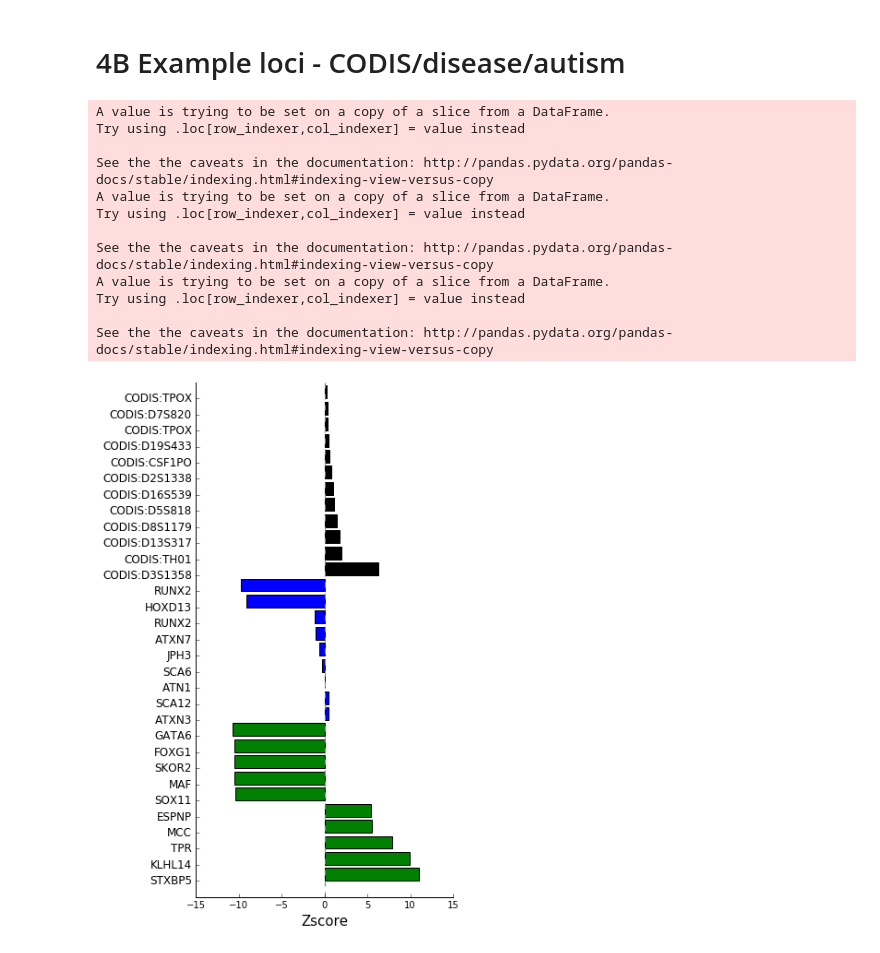
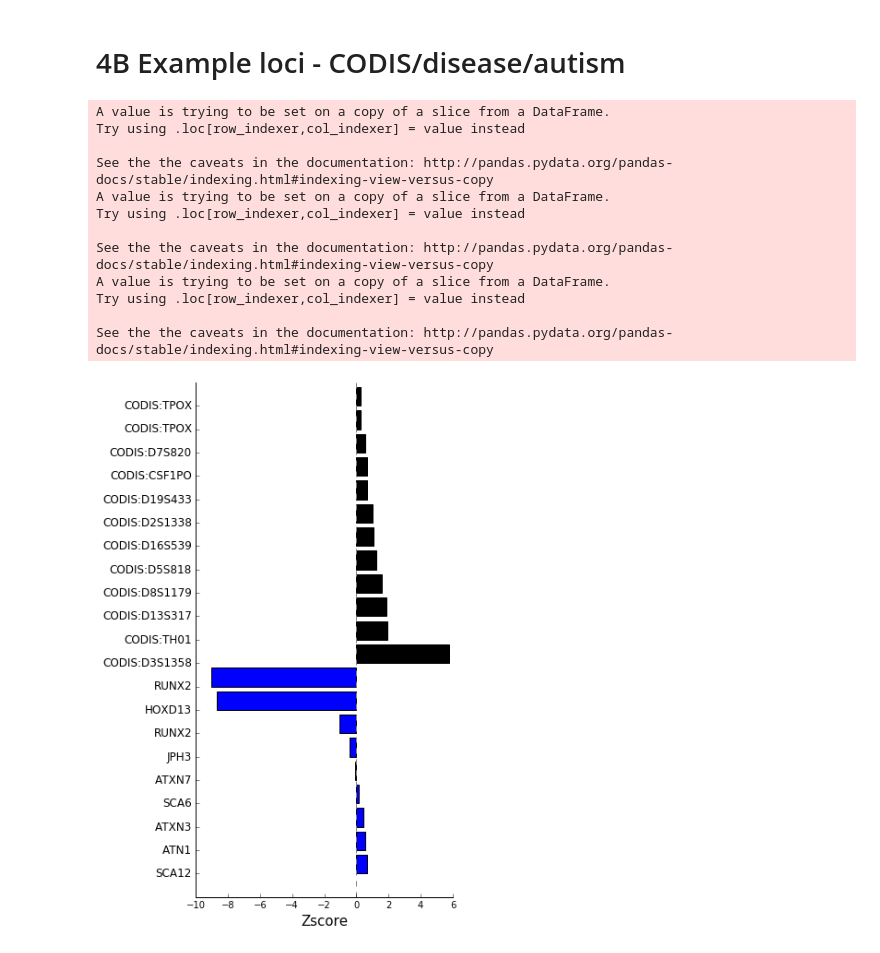
Before and after one commit to gymreklab/mutea-autosomal, a Jupyter notebook: figures/Figure4_InterpretingConstraint.ipynb, the cells around one changed output. Drawn from its saved outputs; the diff is of its cells as text; code cells hidden in the pictures.

```diff
--- a/figures/Figure4_InterpretingConstraint.ipynb
+++ b/figures/Figure4_InterpretingConstraint.ipynb
@@ -153,7 +173,7 @@ loci["gene"] = "NA"
 # Load autism
 coding = pd.read_csv(os.path.join(DATAPATH, "strsets", "lobSTR_ref_GRCh37_coding_genes.bed.gz"), sep="\t", names=["chrom","start","end","gene"])
 coding = pd.merge(coding, dataset, on=["chrom","start","end"]).drop_duplicates()
-coding = coding[coding["gene"].apply(lambda x: "." not in x and "-AS" not in x)]
+#coding = coding[coding["gene"].apply(lambda x: "." not in x and "-AS" not in x)]
 autism = (pd.read_csv(os.path.join(DATAPATH, "strsets","autism_sfari_genes_bycategory.csv")))
 autism["gene"] = autism["Gene Symbol"]
 
@@ -169,36 +189,36 @@ for category in ["1","2"]: #,"3","4","5"]:
 coding["cat"] = "E_coding"
 coding["marker"] = coding["gene"]
 coding["color"] = "green"
-loci = pd.concat([loci, coding.sort(col).head(n=5)])
-loci = pd.concat([loci, coding.sort(col).tail(n=5)])
+#loci = pd.concat([loci, coding.sort("diff_1").head(n=5)])
+#loci = pd.concat([loci, coding.sort("diff_1").tail(n=5)])
 
 loci = loci.sort(["cat",col], ascending=False)
 fig = plt.figure()
 fig.set_size_inches((5, 10))
 ax = fig.add_subplot(111)
 ax.barh(range(loci.shape[0]), loci["zscore_1"], color=loci["color"])
 ax.spines["top"].set_visible(False);
 ax.spines["right"].set_visible(False);
 ax.get_xaxis().tick_bottom();
 ax.get_yaxis().tick_left();
 ax.axvline(0, linestyle="dashed", color="gray")
 ax.set_ylim(bottom=-1, top=loci.shape[0]);
 ax.set_yticks(range(loci.shape[0]));
 ax.set_yticklabels(loci["marker"], size=12);
 ax.set_xlabel("Zscore", size=15);
 fig.savefig(os.path.join(PLOTDIR, "Figure4_ConstraintExamples.pdf"))
 # %% [output]
 A value is trying to be set on a copy of a slice from a DataFrame.
 Try using .loc[row_indexer,col_indexer] = value instead
 
 See the the caveats in the documentation: http://pandas.pydata.org/pandas-docs/stable/indexing.html#indexing-view-versus-copy
 A value is trying to be set on a copy of a slice from a DataFrame.
 Try using .loc[row_indexer,col_indexer] = value instead
 
 See the the caveats in the documentation: http://pandas.pydata.org/pandas-docs/stable/indexing.html#indexing-view-versus-copy
 A value is trying to be set on a copy of a slice from a DataFrame.
 Try using .loc[row_indexer,col_indexer] = value instead
 
 See the the caveats in the documentation: http://pandas.pydata.org/pandas-docs/stable/indexing.html#indexing-view-versus-copy
-[figure, old version]
+[figure, new version]
 # %%
```
Also changed, not shown: parts of 12 cells of this notebook, 3 other files.
